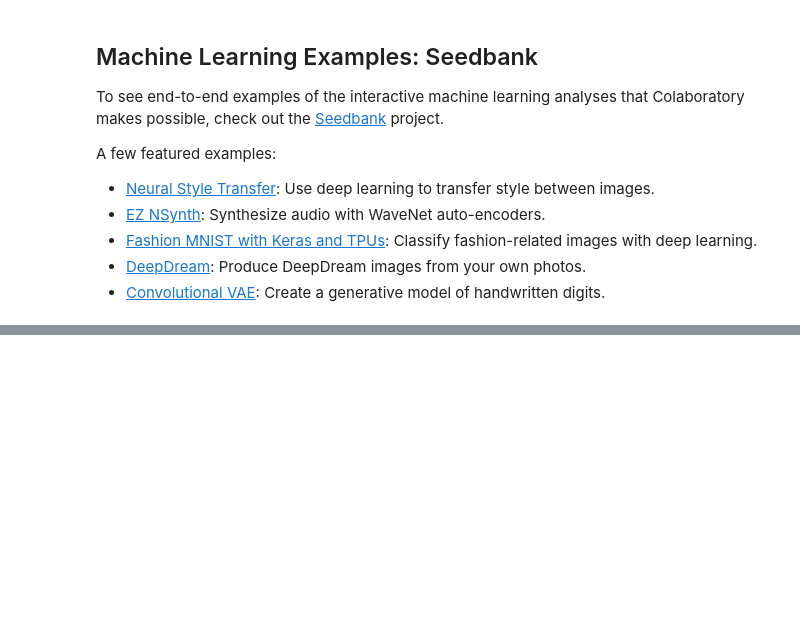
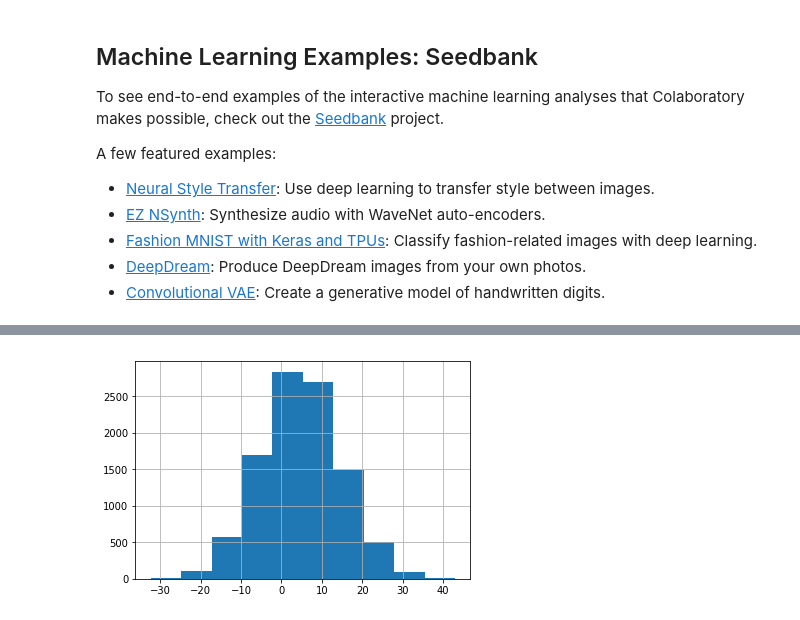
Before and after one commit to Toshi2013/HelloGit, a Jupyter notebook: Welcome_To_Colaboratory.ipynb, the cells around one changed output, grey strips where cells are left out. Saved outputs shown, nothing was run; the diff lists cells and outputs as text; code cells hidden in the pictures; blank space fills up the shorter version.

```diff
--- a/Welcome_To_Colaboratory.ipynb
+++ b/Welcome_To_Colaboratory.ipynb
@@ -158,0 +135,8 @@ A few featured examples:
+# %%
+# Normal distribution
+# np.random.normal(mean,SD,sample number)
+z= np.random.normal(5,10,10000)
+plt.hist(z)
+plt.grid(True)
+# %% [output]
+[figure, added]
```
Also changed, not shown: parts of 6 cells of this notebook.
